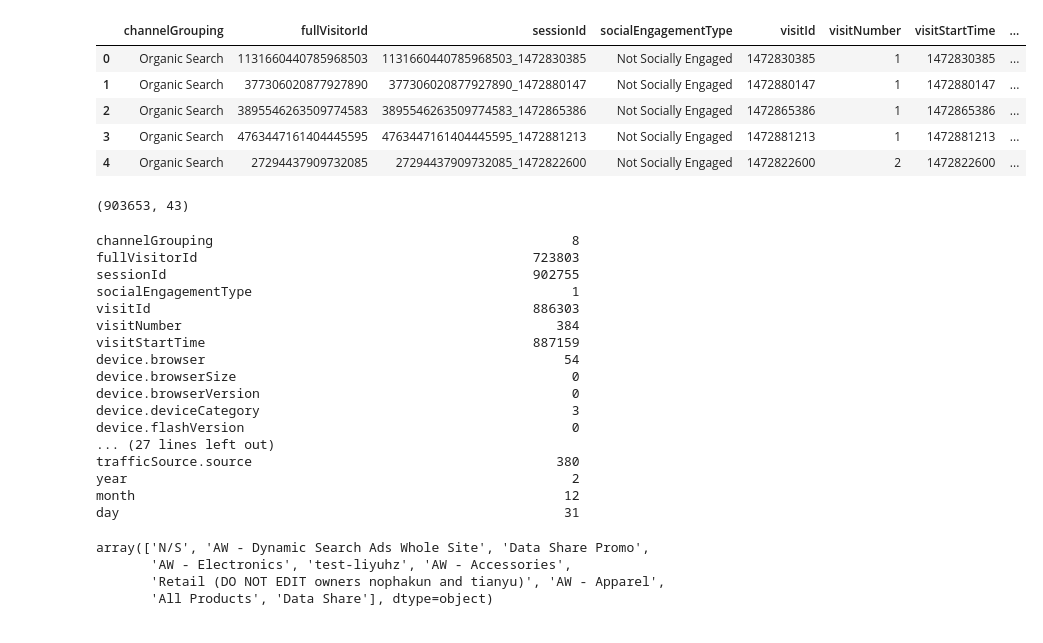
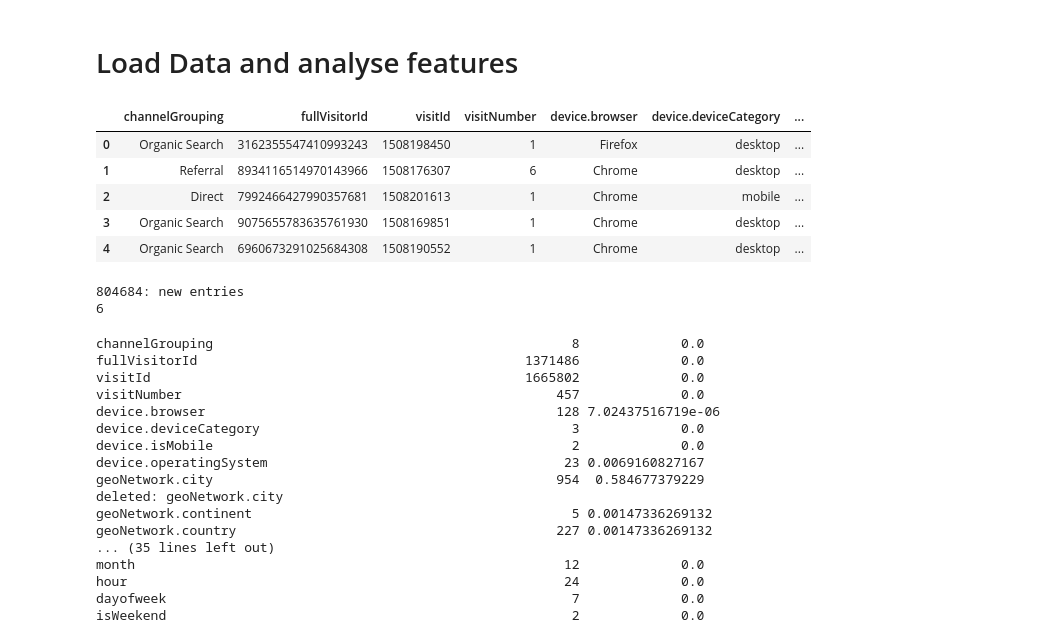
Before and after one commit to aparamshetti/StatsProject, a Jupyter notebook: code/FeatureGeneration.ipynb, the cells around one changed output. Saved outputs shown, nothing was run; the diff lists cells and outputs as text; code cells hidden in the pictures.

```diff
--- a/code/FeatureGeneration.ipynb
+++ b/code/FeatureGeneration.ipynb
@@ -1,46 +1,56 @@
+# %% [markdown]
+# Load Data and analyse features
 # %%
 import pandas as pd
 import numpy as np
 pd.set_option('display.max_columns', 500)
 #import the json split up csv
-train = pd.read_csv("../train-processed.csv")
+train = pd.read_csv("../train-v2.csv")
 train.head()
 # %% [output]
-|  | channelGrouping | fullVisitorId | sessionId | socialEngagementType | visitId | visitNumber | visitStartTime | ... |
-| 0 | Organic Search | 1131660440785968503 | 1131660440785968503_1472830385 | Not Socially Engaged | 1472830385 | 1 | 1472830385 | ... |
-| 1 | Organic Search | 377306020877927890 | 377306020877927890_1472880147 | Not Socially Engaged | 1472880147 | 1 | 1472880147 | ... |
-| 2 | Organic Search | 3895546263509774583 | 3895546263509774583_1472865386 | Not Socially Engaged | 1472865386 | 1 | 1472865386 | ... |
-| 3 | Organic Search | 4763447161404445595 | 4763447161404445595_1472881213 | Not Socially Engaged | 1472881213 | 1 | 1472881213 | ... |
-| 4 | Organic Search | 27294437909732085 | 27294437909732085_1472822600 | Not Socially Engaged | 1472822600 | 2 | 1472822600 | ... |
+|  | channelGrouping | fullVisitorId | visitId | visitNumber | device.browser | device.deviceCategory | ... |
+| 0 | Organic Search | 3162355547410993243 | 1508198450 | 1 | Firefox | desktop | ... |
+| 1 | Referral | 8934116514970143966 | 1508176307 | 6 | Chrome | desktop | ... |
+| 2 | Direct | 7992466427990357681 | 1508201613 | 1 | Chrome | mobile | ... |
+| 3 | Organic Search | 9075655783635761930 | 1508169851 | 1 | Chrome | desktop | ... |
+| 4 | Organic Search | 6960673291025684308 | 1508190552 | 1 | Chrome | desktop | ... |
-# %%
-train.shape
-# %% [output]
-(903653, 43)
+# %%
+print(str(train.shape[0]- 903653) + ": new entries")
+print(43-train.shape[1])
+# %% [output]
+804684: new entries
+6
 # %%
+#Goes through each feature and removes if has less than 2 unique values or more than 50% of its entries are null
 def uniqValues(df):
     for colName in list(df):
         nuniq = df[colName].nunique()
-        print('{:<30}  {:>30}'.format(colName, nuniq))
-        if nuniq <2:
+        percNull = float(df[colName].isnull().sum().sum())/df.shape[0]
+        print('{:<45}  {:>15} {:>15}'.format(colName, nuniq, percNull))
+        if nuniq <2 or percNull > .5:
             df = df.drop(columns = [colName])
+            print("deleted: " + colName)
+
     return df
 
+
+train = train.drop(columns=['geoNetwork.networkDomain'])
 train = uniqValues(train)
 # %% [output]
-channelGrouping                                              8
-fullVisitorId                                           723803
-sessionId                                               902755
-socialEngagementType                                         1
-visitId                                                 886303
-visitNumber                                                384
-visitStartTime                                          887159
-device.browser                                              54
-device.browserSize                                           0
-device.browserVersion                                        0
-device.deviceCategory                                        3
-device.flashVersion                                          0
-... (27 lines left out)
-trafficSource.source                                       380
-year                                                         2
-month                                                       12
-day                                                         31
+channelGrouping                                              8             0.0
+fullVisitorId                                          1371486             0.0
+visitId                                                1665802             0.0
+visitNumber                                                457             0.0
+device.browser                                             128 7.02437516719e-06
+device.deviceCategory                                        3             0.0
+device.isMobile                                              2             0.0
+device.operatingSystem                                      23 0.0069160827167
+geoNetwork.city                                            954  0.584677379229
+deleted: geoNetwork.city
+geoNetwork.continent                                         5 0.00147336269132
+geoNetwork.country                                         227 0.00147336269132
+... (35 lines left out)
+month                                                       12             0.0
+hour                                                        24             0.0
+dayofweek                                                    7             0.0
+isWeekend                                                    2             0.0
@@ -49,7 +56,0 @@ day                                                         31
-# %%
-train['trafficSource.campaign'].unique()
-# %% [output]
-array(['N/S', 'AW - Dynamic Search Ads Whole Site', 'Data Share Promo',
-       'AW - Electronics', 'test-liyuhz', 'AW - Accessories',
-       'Retail (DO NOT EDIT owners nophakun and tianyu)', 'AW - Apparel',
-       'All Products', 'Data Share'], dtype=object)
```
Also changed, not shown: parts of 22 cells of this notebook.
